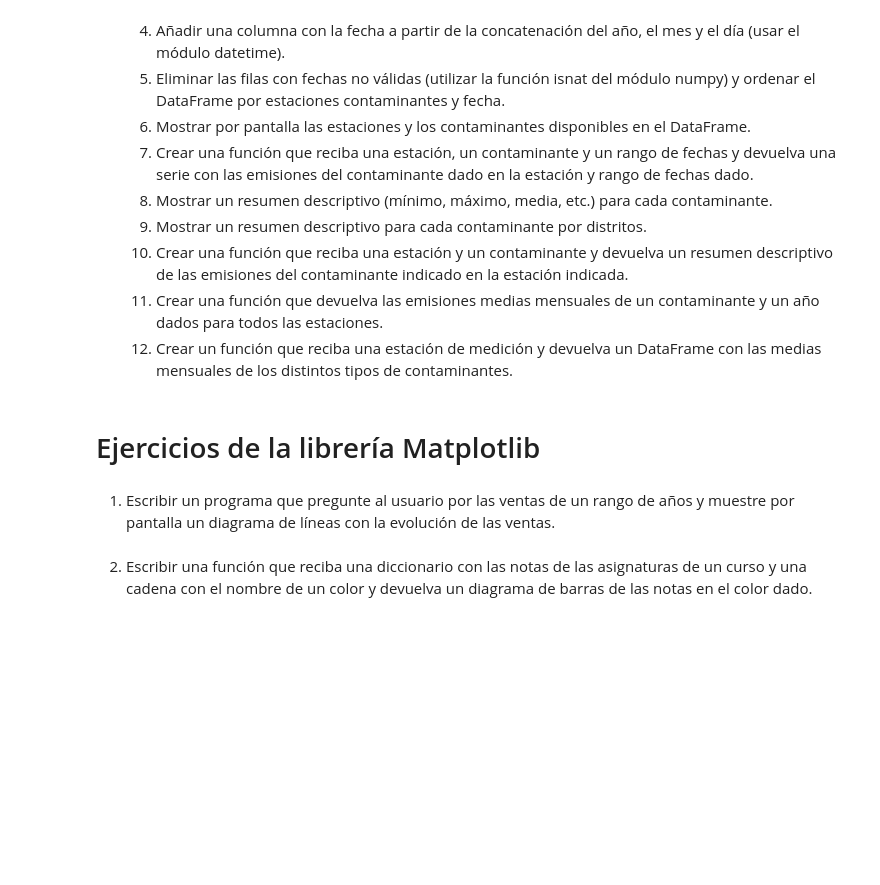
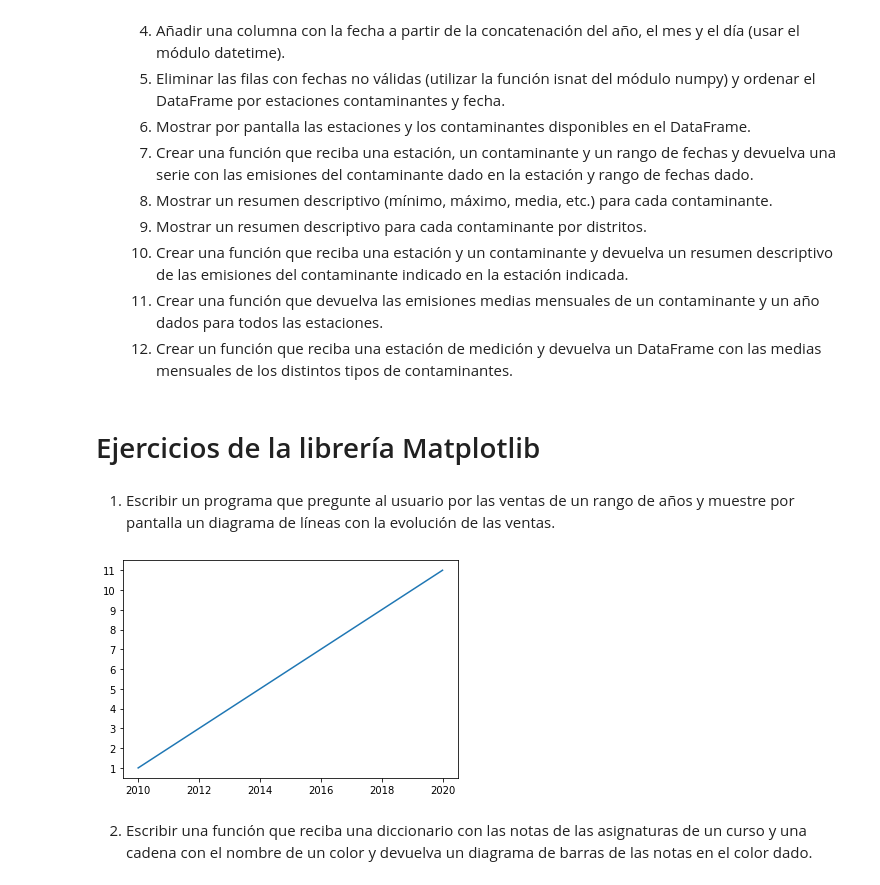
Before and after one commit to juanrojas09/Sistemas-Inteligentes-Practicos, a Jupyter notebook: Practico Python 2.ipynb, the cells around one changed output. Drawn from its saved outputs; the diff is of its cells as text; code cells hidden in the pictures; blank space fills up the shorter version.

Commit message:
se avanza practico 2, matplotlib

```diff
--- a/Practico Python 2.ipynb
+++ b/Practico Python 2.ipynb
@@ -455,5 +490,26 @@ print(primeraClase)
 # Ejercicios de la librería Matplotlib
 # %% [markdown]
 1. Escribir un programa que pregunte al usuario por las ventas de un rango de años y muestre por pantalla un diagrama de líneas con la evolución de las ventas.
+# %%
+import matplotlib.pyplot as plt
+
+#diccionario que tenga clave el año y valor la cantidad de ventas
+ventas_por_anio = {}
+anios = [2010,2011,2012,2013,2014,2015,2016,2017,2018,2019,2020]
+ventas = []
+
+#sirve nomas para crear un diccinario clave valor
+#for anio in range(2010, 2021):
+ #   cantidad = input("Ingrese la cantidad de ventas en el año {}: ".format(anio))
+  #  ventas_por_anio[str(anio)] = int(cantidad)
+
+for ani in anios:
+        cantidad = input("Ingrese la cantidad de ventas en el año {}: ".format(ani))
+        ventas.append(cantidad)
+fig, ax = plt.subplots()
+ax.plot(anios,ventas)
+plt.show()
+# %% [output]
+[figure, added]
 # %% [markdown]
 2. Escribir una función que reciba una diccionario con las notas de las asignaturas de un curso y una cadena con el nombre de un color y devuelva un diagrama de barras de las notas en el color dado.
```
Also changed, not shown: parts of 3 cells of this notebook, 1 other file.
